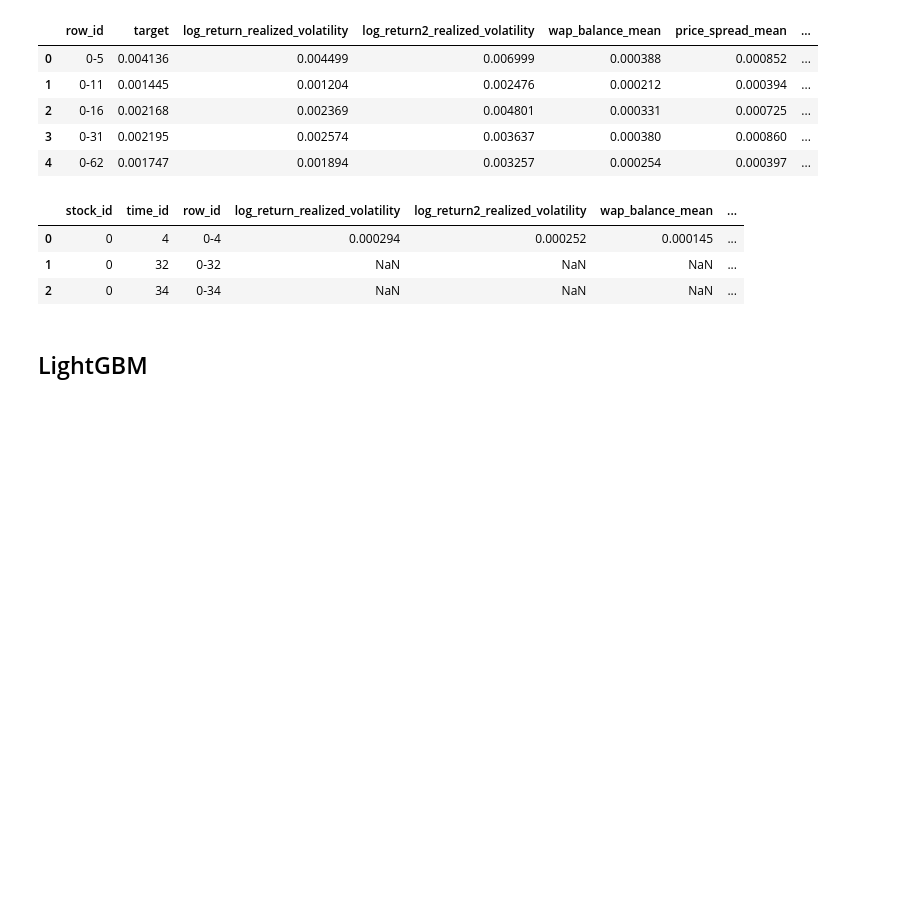
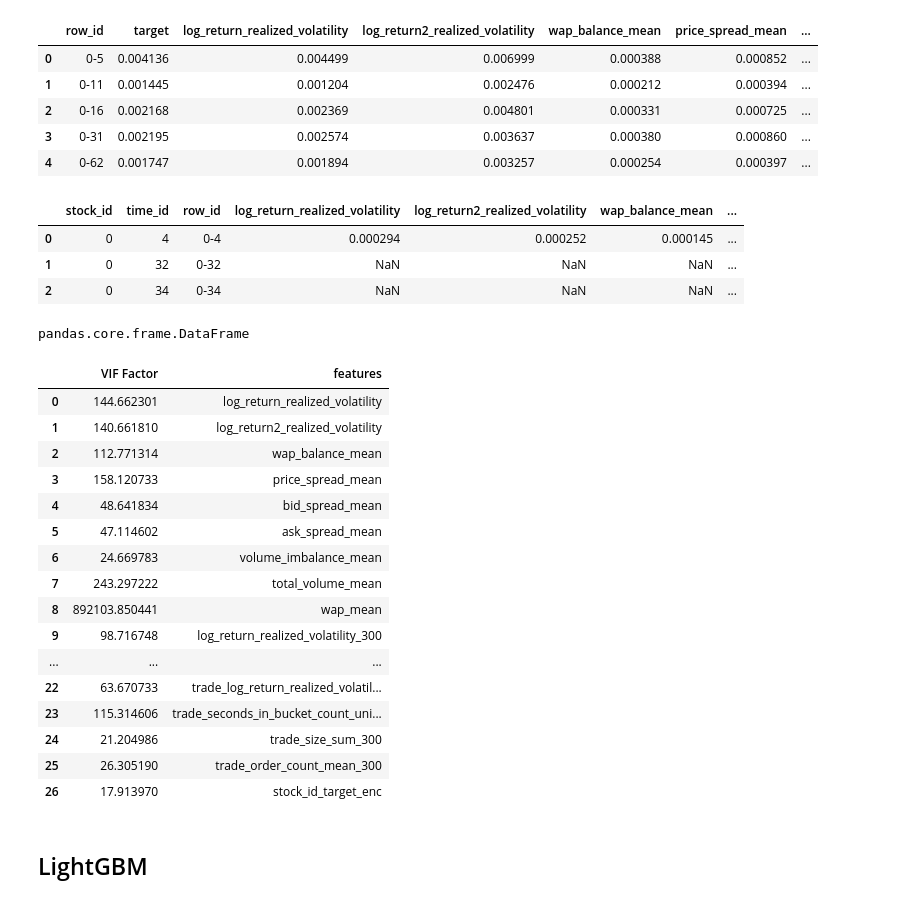
Before and after one commit to HirotaYusuke/Optiver_Realized_Volatility_Prediction, a Jupyter notebook: lightgbm_1.ipynb, the cells around one changed output. Saved outputs shown, nothing was run; the diff lists cells and outputs as text; code cells hidden in the pictures; blank space fills up the shorter version.

```diff
--- a/lightgbm_1.ipynb
+++ b/lightgbm_1.ipynb
@@ -43,7 +43,7 @@ import os
 import glob
 # %%
 # data directory
-data_dir = '../input/optiver-realized-volatility-prediction/'
+data_dir = 'data/'
 # %% [markdown]
 ## Functions for preprocess
 # %%
@@ -362,3 +363,12 @@ df_test.head()
 DO_FEAT_IMP = False
 if len(df_test)==3:
     DO_FEAT_IMP = True
+# %%
+type(df_train)
+# %% [output]
+pandas.core.frame.DataFrame
+# %%
+df_train_copy = df_train.copy()
+df_train_copy.dropna(inplace=True)
+df_train_copy = df_train_copy.drop(['target','row_id','stock_id'], axis=1)
+df_train_copy.reset_index(drop=True, inplace=True)
@@ -365,3 +377,25 @@ if len(df_test)==3:
+# %%
+vif_df_train = vif_search(df_train_copy)
+# %%
+vif_df_train
+# %% [output]
+|  | VIF Factor | features |
+| 0 | 144.662301 | log_return_realized_volatility |
+| 1 | 140.661810 | log_return2_realized_volatility |
+| 2 | 112.771314 | wap_balance_mean |
+| 3 | 158.120733 | price_spread_mean |
+| 4 | 48.641834 | bid_spread_mean |
+| 5 | 47.114602 | ask_spread_mean |
+| 6 | 24.669783 | volume_imbalance_mean |
+| 7 | 243.297222 | total_volume_mean |
+| 8 | 892103.850441 | wap_mean |
+| 9 | 98.716748 | log_return_realized_volatility_300 |
+| ... | ... | ... |
+| 22 | 63.670733 | trade_log_return_realized_volatil... |
+| 23 | 115.314606 | trade_seconds_in_bucket_count_uni... |
+| 24 | 21.204986 | trade_size_sum_300 |
+| 25 | 26.305190 | trade_order_count_mean_300 |
+| 26 | 17.913970 | stock_id_target_enc |
 # %% [markdown]
 ## LightGBM
 # %%
```
Also changed, not shown: parts of 6 cells of this notebook, 5 other files.
